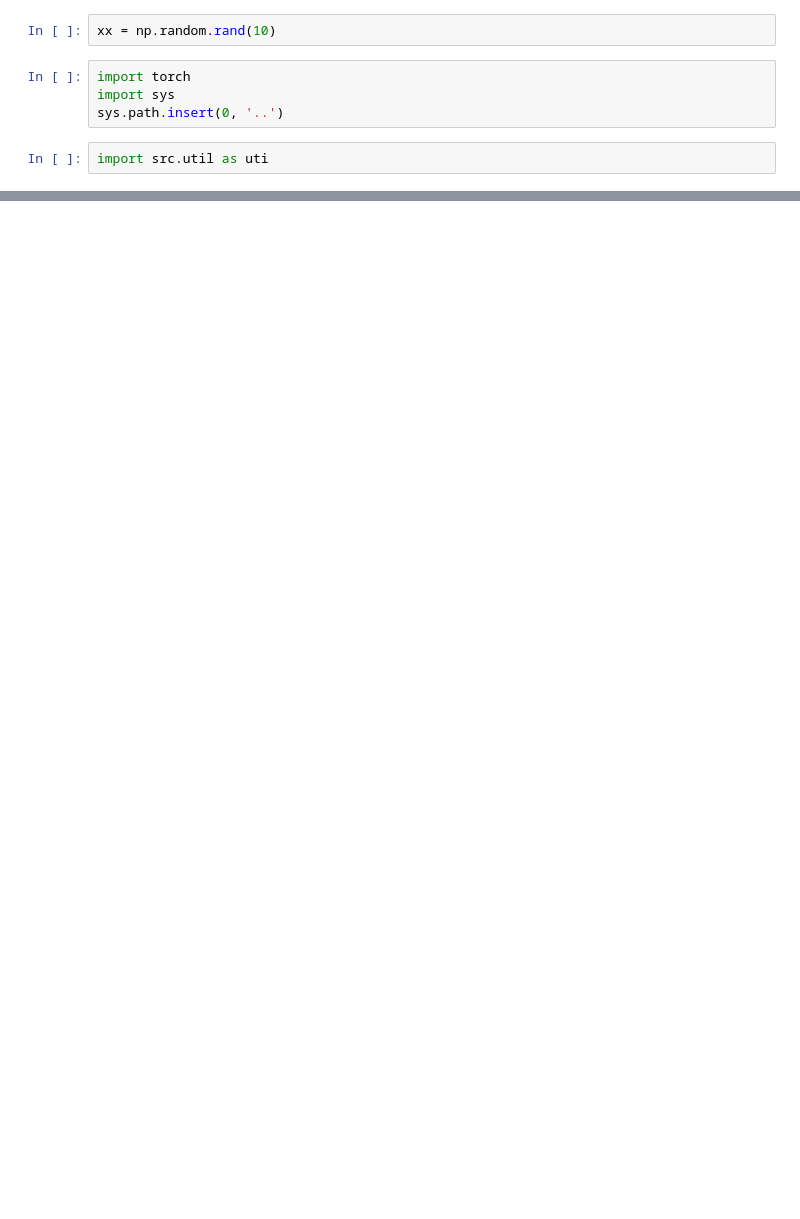
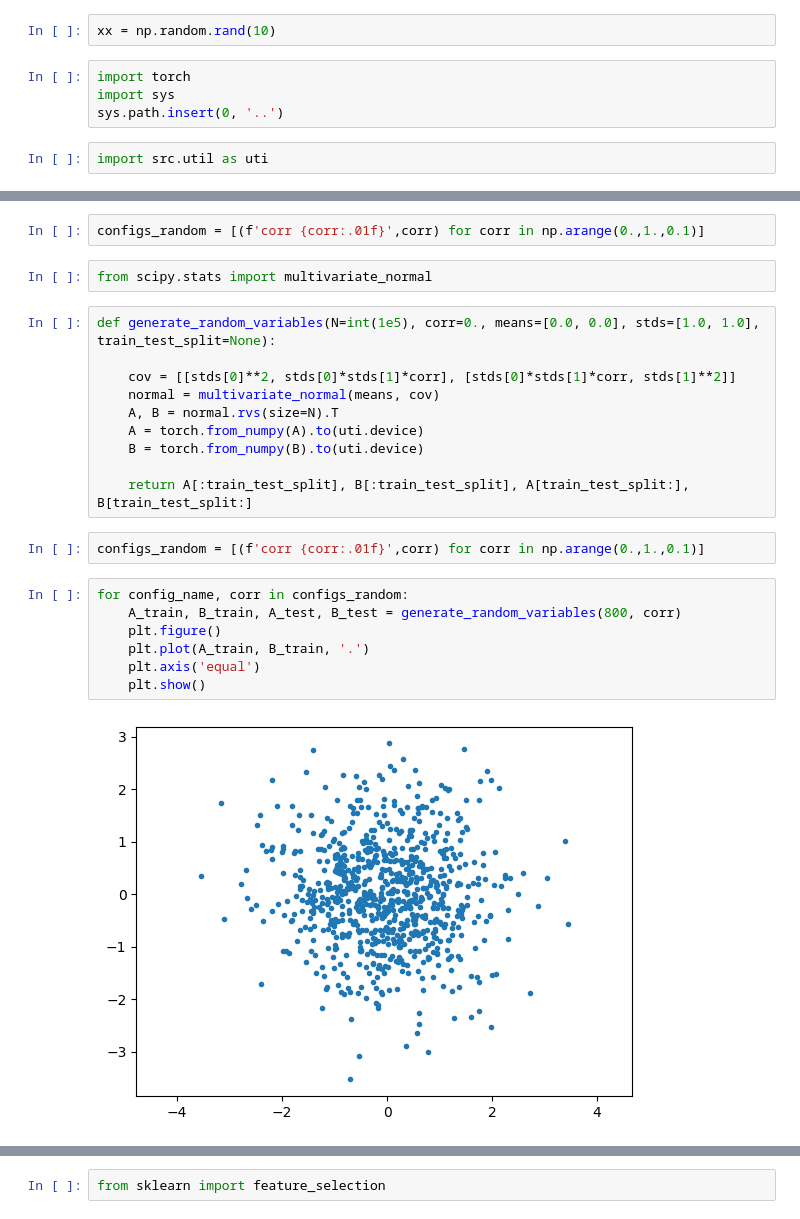
Before and after one commit to kingusiu/opDeDe, a Jupyter notebook: notebooks/correlated_distributions.ipynb, the cells around one changed output, grey strips where cells are left out. Saved outputs shown, nothing was run; the diff lists cells and outputs as text; blank space fills up the shorter version.

```diff
--- a/notebooks/correlated_distributions.ipynb
+++ b/notebooks/correlated_distributions.ipynb
@@ -71,0 +75,25 @@ tensor([0.0601, 0.3658, 0.9085, 0.3373, 0.2643, 0.7846, 0.7991, 0.8546, 0.3299,
+# %%
+configs_random = [(f'corr {corr:.01f}',corr) for corr in np.arange(0.,1.,0.1)]
+# %%
+from scipy.stats import multivariate_normal
+# %%
+def generate_random_variables(N=int(1e5), corr=0., means=[0.0, 0.0], stds=[1.0, 1.0], train_test_split=None):
+
+    cov = [[stds[0]**2, stds[0]*stds[1]*corr], [stds[0]*stds[1]*corr, stds[1]**2]]
+    normal = multivariate_normal(means, cov)
+    A, B = normal.rvs(size=N).T
+    A = torch.from_numpy(A).to(uti.device)
+    B = torch.from_numpy(B).to(uti.device)
+
+    return A[:train_test_split], B[:train_test_split], A[train_test_split:], B[train_test_split:]
+# %%
+configs_random = [(f'corr {corr:.01f}',corr) for corr in np.arange(0.,1.,0.1)]
+# %%
+for config_name, corr in configs_random:
+    A_train, B_train, A_test, B_test = generate_random_variables(800, corr)
+    plt.figure()
+    plt.plot(A_train, B_train, '.')
+    plt.axis('equal')
+    plt.show()
+# %% [output]
+[figure, added]
@@ -71,0 +109,2 @@ tensor([0.0601, 0.3658, 0.9085, 0.3373, 0.2643, 0.7846, 0.7991, 0.8546, 0.3299,
+# %%
+from sklearn import feature_selection
```
Also changed, not shown: parts of 21 cells of this notebook, 4 other files.
